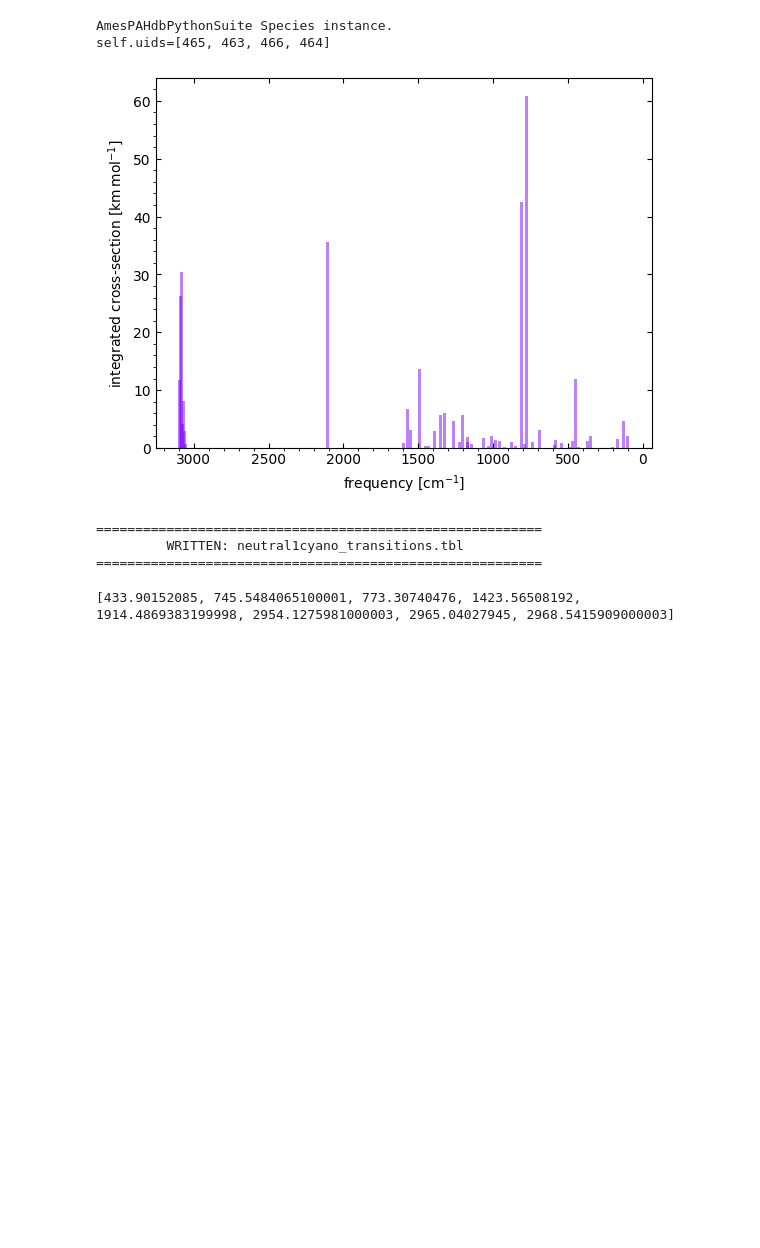
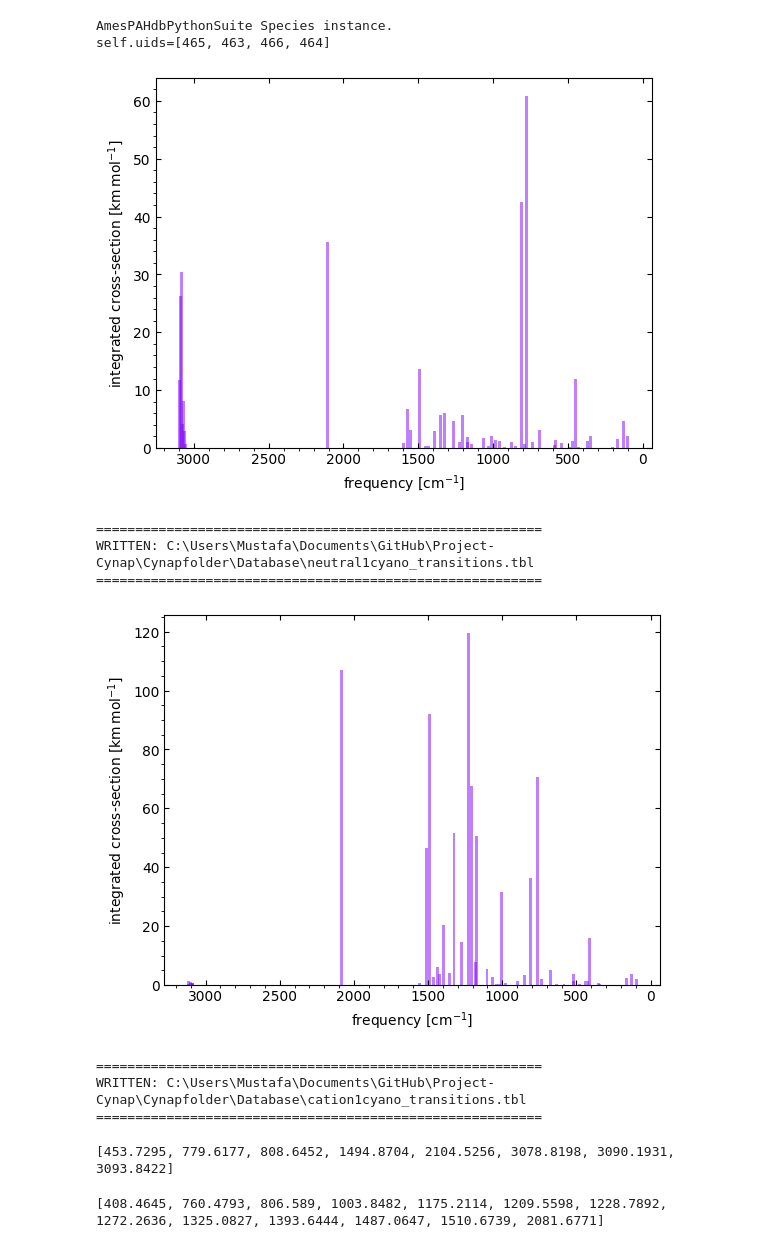
Before and after one commit to mustafa9812/Project-Cynap, a Jupyter notebook: Cynapfolder/full_vibfreq.ipynb, the cells around one changed output. Drawn from its saved outputs; the diff is of its cells as text; code cells hidden in the pictures; blank space fills up the shorter version.

```diff
--- a/Cynapfolder/full_vibfreq.ipynb
+++ b/Cynapfolder/full_vibfreq.ipynb
@@ -34,33 +35,58 @@ self.uids=[465, 463, 466, 464]
 # %%
 # Plotting & extracting the vibrational frequency data of 1-cyanonaphthalene in a table (UID = 465)
 transitions = pahdb.gettransitionsbyuid(uids[0])
 transitions.plot(show=True)
-transitions.write('neutral1cyano_transitions.tbl')
+transitions.write(r'C:\Users\Mustafa\Documents\GitHub\Project-Cynap\Cynapfolder\Database\neutral1cyano_transitions.tbl')
+
+# Plotting & extracting the vibrational frequency data of cation 1-cyanonaphthalene in a table (UID = 466)
+transitions = pahdb.gettransitionsbyuid(uids[2])
+transitions.plot(show=True)
+transitions.write(r'C:\Users\Mustafa\Documents\GitHub\Project-Cynap\Cynapfolder\Database\cation1cyano_transitions.tbl')
 # %% [output]
 [figure]
 =========================================================
-         WRITTEN: neutral1cyano_transitions.tbl
+WRITTEN: C:\Users\Mustafa\Documents\GitHub\Project-Cynap\Cynapfolder\Database\neutral1cyano_transitions.tbl
 =========================================================
+[figure, added]
+=========================================================
+WRITTEN: C:\Users\Mustafa\Documents\GitHub\Project-Cynap\Cynapfolder\Database\cation1cyano_transitions.tbl
+=========================================================
 # %%
 # Reading of the full transitions table for 1-cyanonaphthalene
-df = pd.read_csv('/Users/Mustafa/Documents/GitHub/Project-Cynap/Cynapfolder/neutral1cyano_transitions.tbl',
+df = pd.read_csv('/Users/Mustafa/Documents/GitHub/Project-Cynap/Cynapfolder/Database/neutral1cyano_transitions.tbl',
                  skiprows=11,
                  sep='\s+',
                  names=["UID", "FREQUENCY", "INTENSITY", "SCALE", "SYMMETRY"])
-
-# Apply the scaling to get accurate physical frequencies
-df['FREQUENCY_SCALED'] = df['FREQUENCY'] * df['SCALE']
 
 # Filter frequency rows where the INTENSITY is larger than 10
 filtered_df = df[df['INTENSITY'] > 10]
 
 # Gets the filtered physical frequencies in a list based on the intensity threshold
-strong_frequencies_list = filtered_df['FREQUENCY_SCALED'].tolist()
+strong_frequencies_list = filtered_df['FREQUENCY'].tolist()
 
 print(strong_frequencies_list)
 
 # Save the strong frequencies to a CSV file
-pd.Series(strong_frequencies_list).to_csv('strong_frequencies_neutral1cyano.csv', index=False, header=False)
+pd.Series(strong_frequencies_list).to_csv(r'C:\Users\Mustafa\Documents\GitHub\Project-Cynap\Cynapfolder\Database\strong_frequencies_neutral1cyano.csv', index=False, header=False)
 # %% [output]
-[433.90152085, 745.5484065100001, 773.30740476, 1423.56508192, 1914.4869383199998, 2954.1275981000003, 2965.04027945, 2968.5415909000003]
+[453.7295, 779.6177, 808.6452, 1494.8704, 2104.5256, 3078.8198, 3090.1931, 3093.8422]
+# %%
+# Reading of the full transitions table for 1-cyanonaphthalene
+df = pd.read_csv('/Users/Mustafa/Documents/GitHub/Project-Cynap/Cynapfolder/Database/cation1cyano_transitions.tbl',
+                 skiprows=11,
+                 sep='\s+',
+                 names=["UID", "FREQUENCY", "INTENSITY", "SCALE", "SYMMETRY"])
+
+# Filter frequency rows where the INTENSITY is larger than 10
+filtered_df = df[df['INTENSITY'] > 10]
+
+# Gets the filtered physical frequencies in a list based on the intensity threshold
+strong_frequencies_list = filtered_df['FREQUENCY'].tolist()
+
+print(strong_frequencies_list)
+
+# Save the strong frequencies to a CSV file
+pd.Series(strong_frequencies_list).to_csv(r'C:\Users\Mustafa\Documents\GitHub\Project-Cynap\Cynapfolder\Database\strong_frequencies_cation1cyano.csv', index=False, header=False)
+# %% [output]
+[408.4645, 760.4793, 806.589, 1003.8482, 1175.2114, 1209.5598, 1228.7892, 1272.2636, 1325.0827, 1393.6444, 1487.0647, 1510.6739, 2081.6771]
 # %%
```
Also changed, not shown: parts of 2 cells of this notebook, 9 other files.
